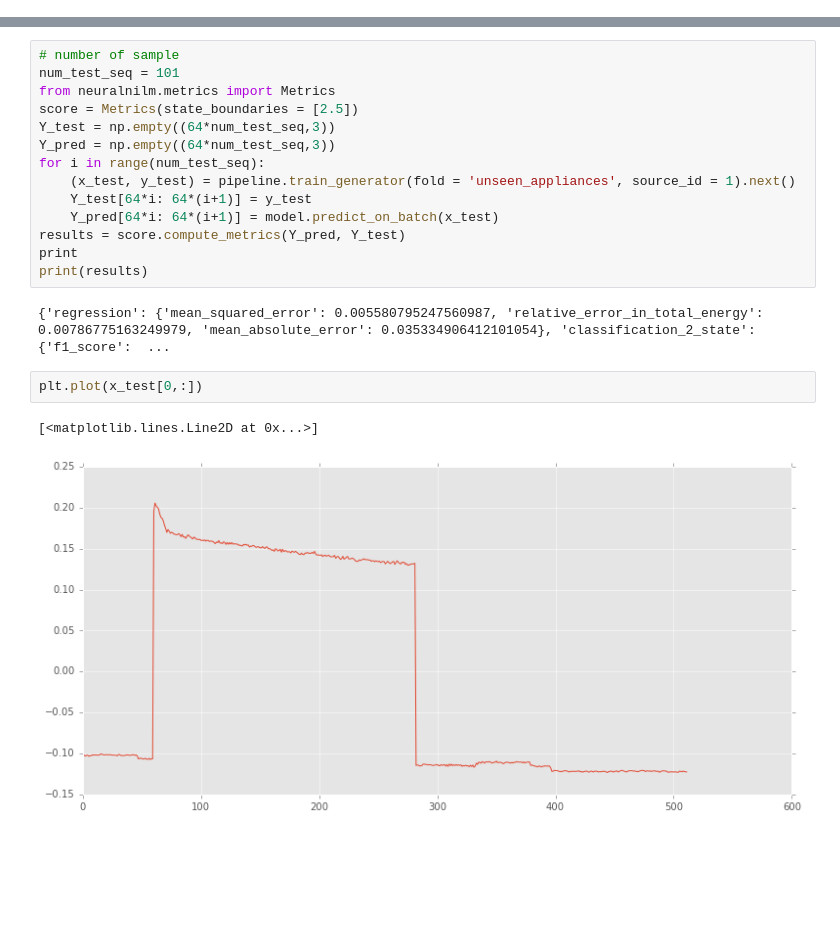
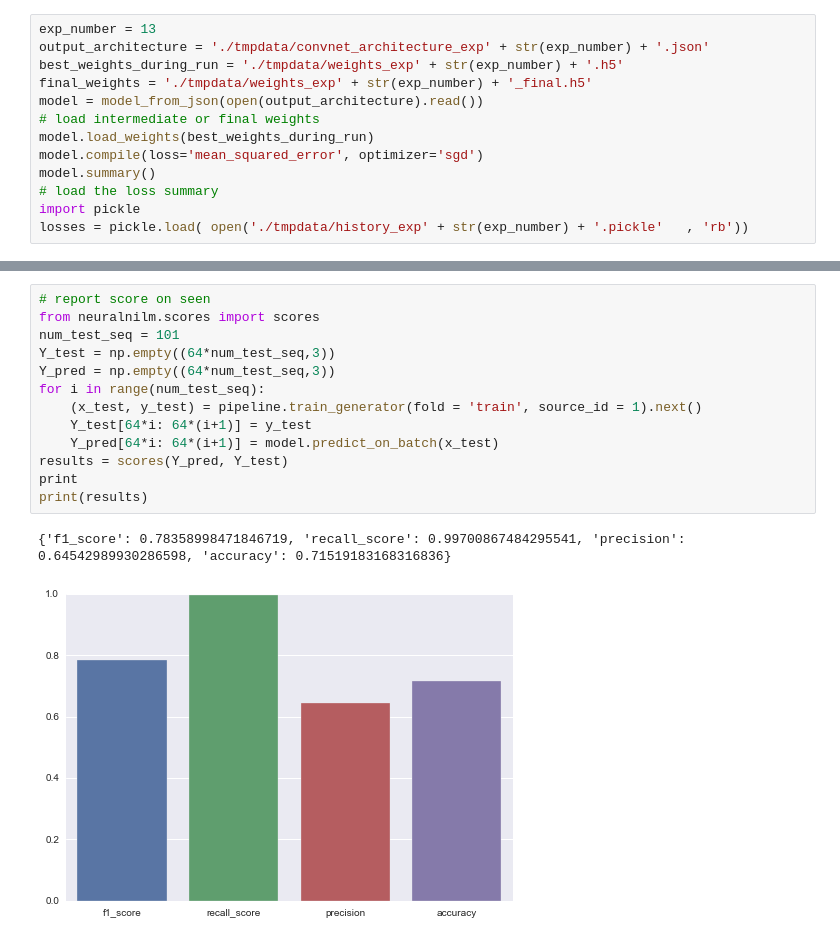
Before and after one commit to serenidpity/neuralnilm, a Jupyter notebook: Check_results_from_gpu_trained_model.ipynb, the cells around one changed output, grey strips where cells are left out. Drawn from its saved outputs; the diff is of its cells as text; blank space fills up the shorter version.

Commit message:
added notebooks for report and to check performance of convnet

```diff
--- a/Check_results_from_gpu_trained_model.ipynb
+++ b/Check_results_from_gpu_trained_model.ipynb
@@ -168,0 +166,13 @@ model.compile(loss='mean_squared_error', optimizer='Adamax')
+# %%
+exp_number = 13
+output_architecture = './tmpdata/convnet_architecture_exp' + str(exp_number) + '.json'
+best_weights_during_run = './tmpdata/weights_exp' + str(exp_number) + '.h5'
+final_weights = './tmpdata/weights_exp' + str(exp_number) + '_final.h5'
+model = model_from_json(open(output_architecture).read())
+# load intermediate or final weights
+model.load_weights(best_weights_during_run)
+model.compile(loss='mean_squared_error', optimizer='sgd')
+model.summary()
+# load the loss summary
+import pickle
+losses = pickle.load( open('./tmpdata/history_exp' + str(exp_number) + '.pickle'   , 'rb'))
@@ -169,21 +197,16 @@ model.compile(loss='mean_squared_error', optimizer='Adamax')
 # %%
-# number of sample
+# report score on seen
+from neuralnilm.scores import scores
 num_test_seq = 101
-from neuralnilm.metrics import Metrics
-score = Metrics(state_boundaries = [2.5])
 Y_test = np.empty((64*num_test_seq,3))
 Y_pred = np.empty((64*num_test_seq,3))
 for i in range(num_test_seq):
-    (x_test, y_test) = pipeline.train_generator(fold = 'unseen_appliances', source_id = 1).next()
+    (x_test, y_test) = pipeline.train_generator(fold = 'train', source_id = 1).next()
     Y_test[64*i: 64*(i+1)] = y_test
     Y_pred[64*i: 64*(i+1)] = model.predict_on_batch(x_test)
-results = score.compute_metrics(Y_pred, Y_test)
+results = scores(Y_pred, Y_test)
 print
 print(results)
 # %% [output]
-{'regression': {'mean_squared_error': 0.005580795247560987, 'relative_error_in_total_energy': 0.00786775163249979, 'mean_absolute_error': 0.035334906412101054}, 'classification_2_state': {'f1_score':  ...
+{'f1_score': 0.78358998471846719, 'recall_score': 0.99700867484295541, 'precision': 0.64542989930286598, 'accuracy': 0.71519183168316836}
+[figure, added]
-# %%
-plt.plot(x_test[0,:])
-# %% [output]
-[<matplotlib.lines.Line2D at 0x...>]
-[figure, removed]
```
Also changed, not shown: parts of 10 cells of this notebook, 1 other file.
